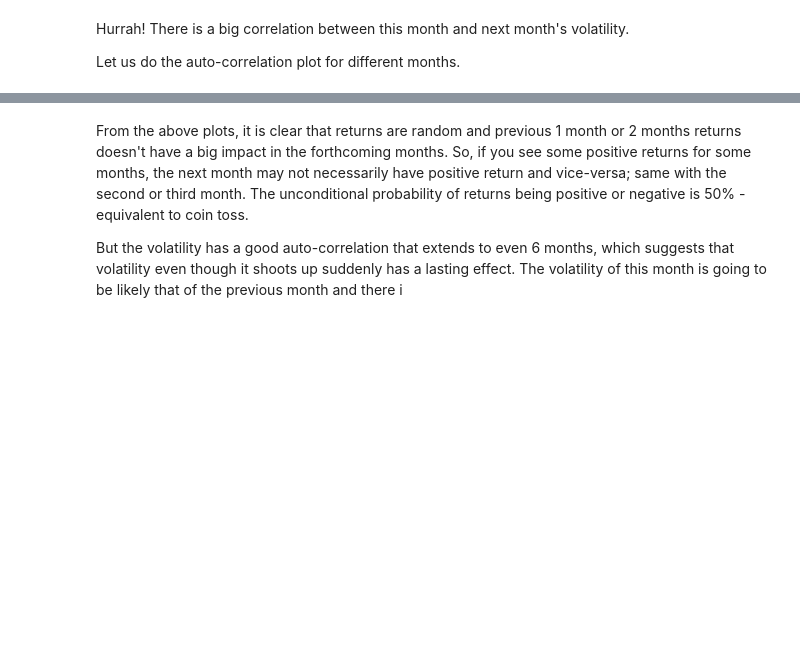
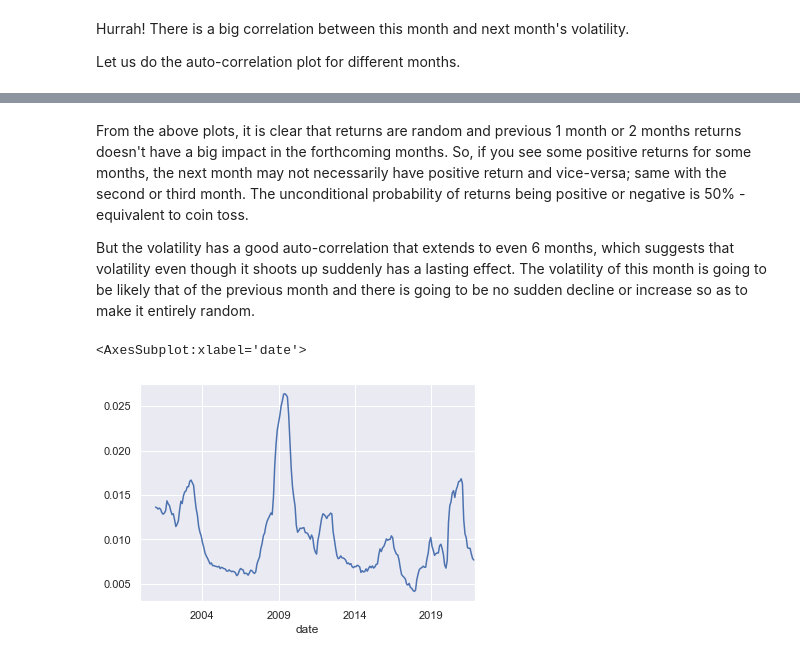
Before and after one commit to uberdeveloper/website, a Jupyter notebook: posts/notebooks/VolatilityCorrelation.ipynb, the cells around one changed output, grey strips where cells are left out. Saved outputs shown, nothing was run; the diff lists cells and outputs as text; code cells hidden in the pictures; blank space fills up the shorter version.

```diff
--- a/posts/notebooks/VolatilityCorrelation.ipynb
+++ b/posts/notebooks/VolatilityCorrelation.ipynb
@@ -74,4 +76,13 @@ Auto-correlation for month 6 = 0.3315
 # %% [markdown]
 From the above plots, it is clear that returns are random and previous 1 month or 2 months returns doesn't have a big impact in the forthcoming months. So, if you see some positive returns for some months, the next month may not necessarily have positive return and vice-versa; same with the second or third month. The unconditional probability of returns being positive or negative is 50% - equivalent to coin toss.
 
-But the volatility has a good auto-correlation that extends to even 6 months, which suggests that volatility even though it shoots up suddenly has a lasting effect. The volatility of this month is going to be likely that of the previous month and there i
+But the volatility has a good auto-correlation that extends to even 6 months, which suggests that volatility even though it shoots up suddenly has a lasting effect. The volatility of this month is going to be likely that of the previous month and there is going to be no sudden decline or increase so as to make it entirely random.
+# %%
+# Let us plot the rolling monthly volatility
+
+monthly_volatility.rolling(12).mean().plot()
+
+# So, the rolling volatility in 2021 is less than that of 2008
+# %% [output]
+<AxesSubplot:xlabel='date'>
+[figure, added]
```
Also changed, not shown: parts of 10 cells of this notebook, 2 other files.
